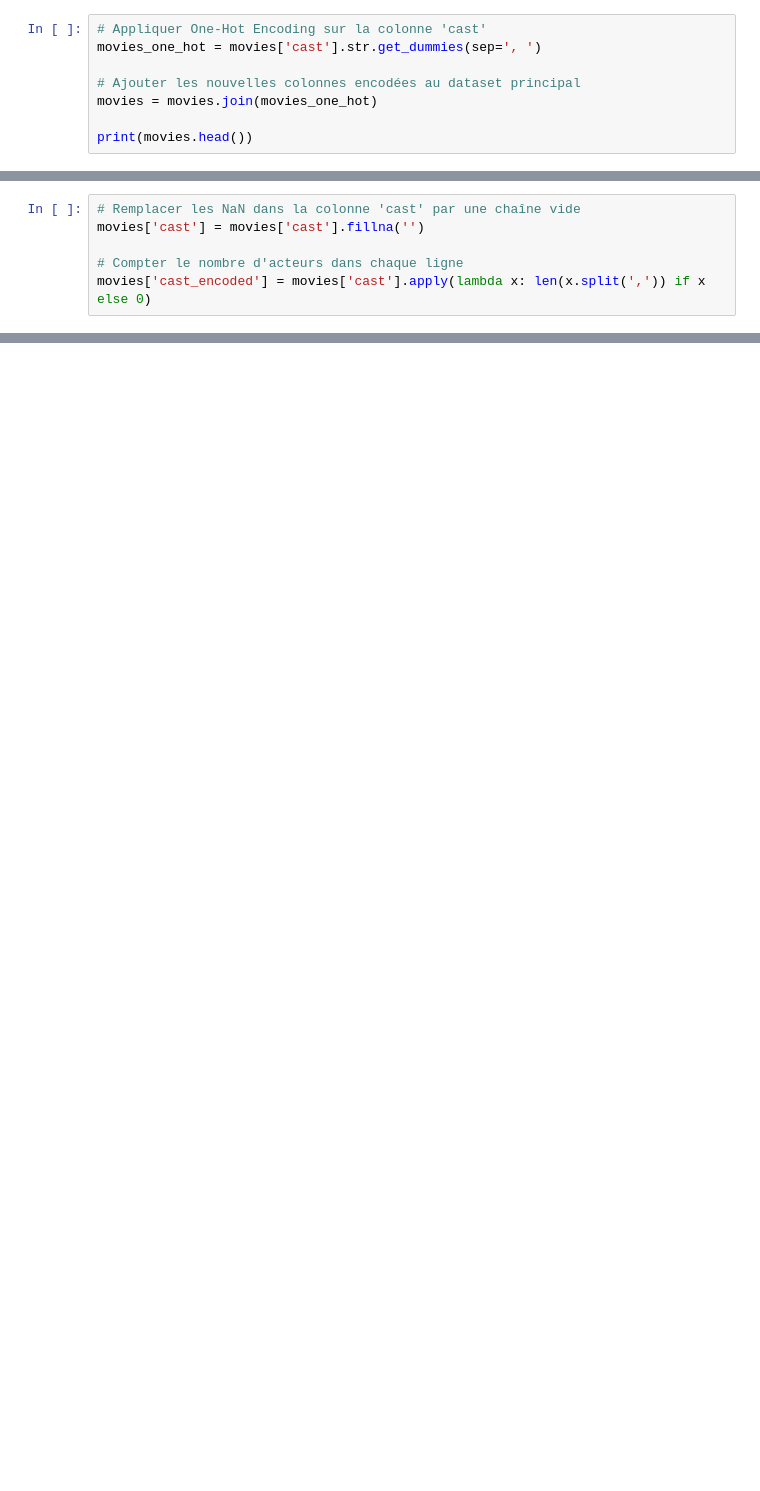
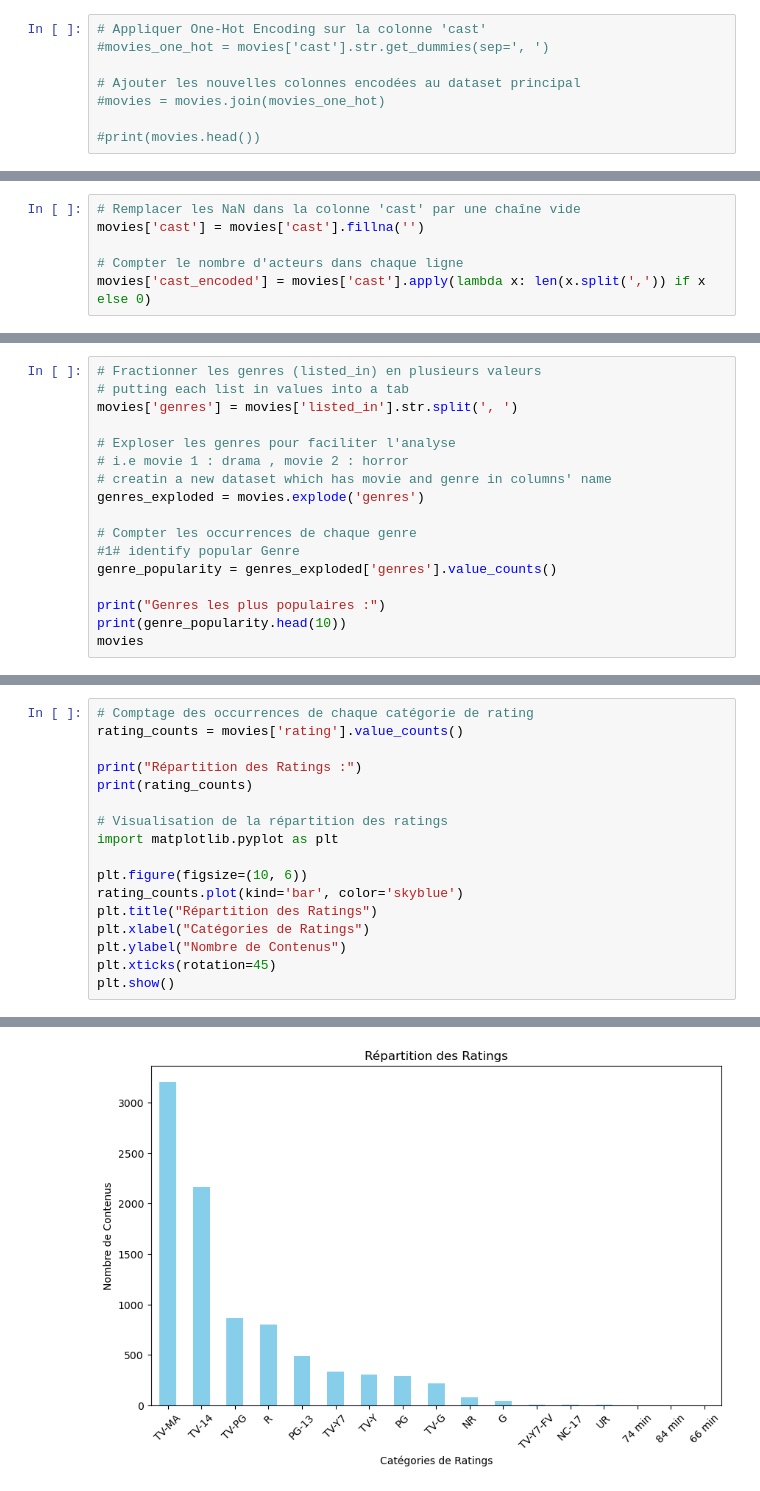
Before and after one commit to ainaingit/Streamify, a Jupyter notebook: sample.ipynb, the cells around one changed output, grey strips where cells are left out. Saved outputs shown, nothing was run; the diff lists cells and outputs as text; blank space fills up the shorter version.

Commit message:
Using matpoltlib for visualizing
Genre popular
Average rating

```diff
--- a/sample.ipynb
+++ b/sample.ipynb
@@ -77,9 +77,9 @@ movies
 8807 rows × 12 columns
 # %%
 # Appliquer One-Hot Encoding sur la colonne 'cast'
-movies_one_hot = movies['cast'].str.get_dummies(sep=', ')
+#movies_one_hot = movies['cast'].str.get_dummies(sep=', ')
 
 # Ajouter les nouvelles colonnes encodées au dataset principal
-movies = movies.join(movies_one_hot)
+#movies = movies.join(movies_one_hot)
 
-print(movies.head())
+#print(movies.head())
@@ -136,0 +116,17 @@ Index(['type', 'title', 'director', 'cast', 'country', 'date_added',
+# %%
+# Fractionner les genres (listed_in) en plusieurs valeurs
+# putting each list in values into a tab
+movies['genres'] = movies['listed_in'].str.split(', ')
+
+# Exploser les genres pour faciliter l'analyse
+# i.e movie 1 : drama , movie 2 : horror
+# creatin a new dataset which has movie and genre in columns' name
+genres_exploded = movies.explode('genres')
+
+# Compter les occurrences de chaque genre
+#1# identify popular Genre
+genre_popularity = genres_exploded['genres'].value_counts()
+
+print("Genres les plus populaires :")
+print(genre_popularity.head(10))
+movies
@@ -136,0 +161,18 @@ Index(['type', 'title', 'director', 'cast', 'country', 'date_added',
+# %%
+# Comptage des occurrences de chaque catégorie de rating
+rating_counts = movies['rating'].value_counts()
+
+print("Répartition des Ratings :")
+print(rating_counts)
+
+# Visualisation de la répartition des ratings
+import matplotlib.pyplot as plt
+
+plt.figure(figsize=(10, 6))
+rating_counts.plot(kind='bar', color='skyblue')
+plt.title("Répartition des Ratings")
+plt.xlabel("Catégories de Ratings")
+plt.ylabel("Nombre de Contenus")
+plt.xticks(rotation=45)
+plt.show()
+# %% [output]
@@ -136,0 +199 @@ Index(['type', 'title', 'director', 'cast', 'country', 'date_added',
+[figure, added]
```
Also changed, not shown: parts of 12 cells of this notebook.
